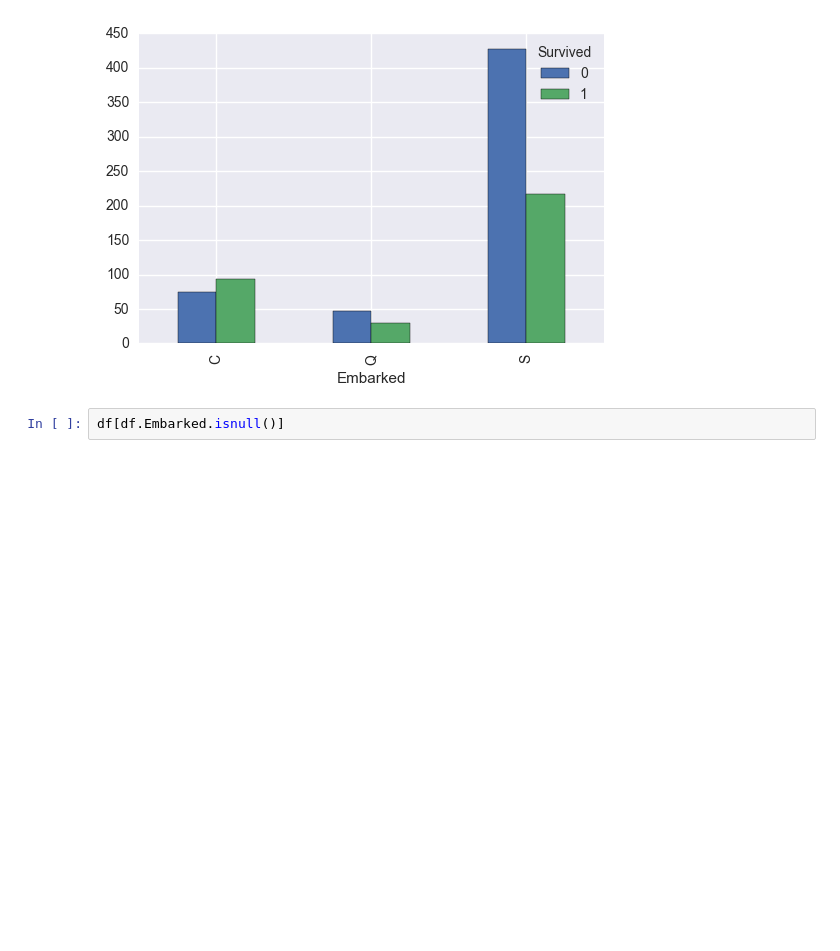
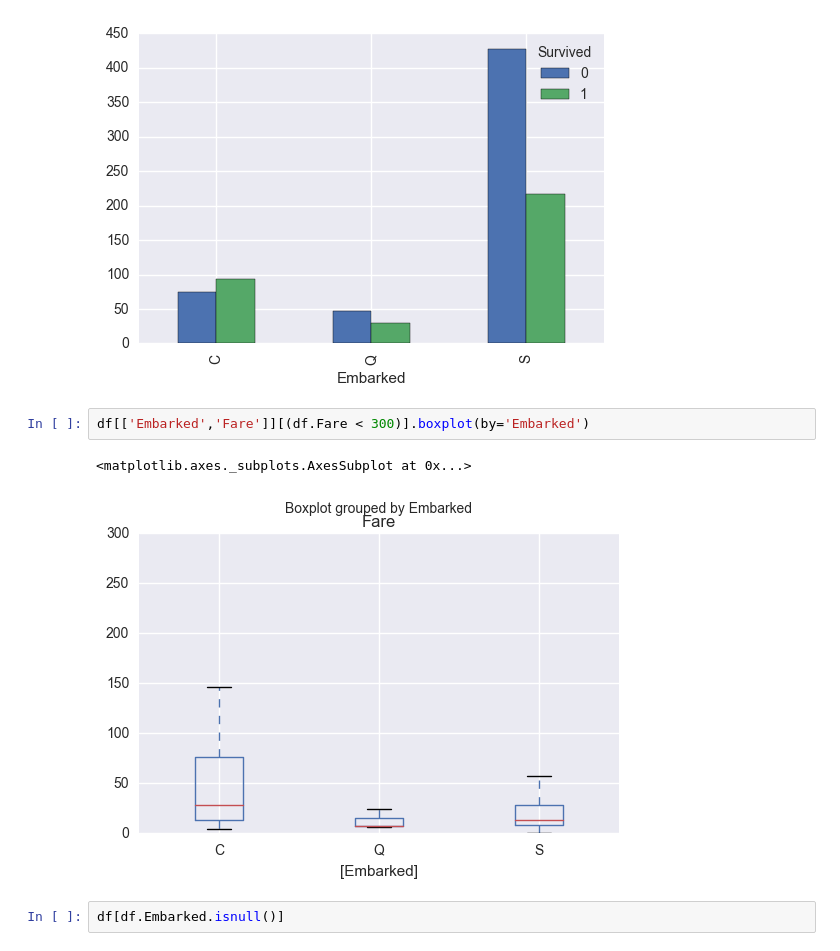
Before and after one commit to smkim235/kaggle, a Jupyter notebook: 1. Titanic Survival/1. Titanic - Data Exploration.ipynb, the cells around one changed output. Saved outputs shown, nothing was run; the diff lists cells and outputs as text; blank space fills up the shorter version.

```diff
--- a/titanic_survival/1. Titanic - Data Exploration.ipynb
+++ b/1. Titanic Survival/1. Titanic - Data Exploration.ipynb
@@ -238,6 +248,11 @@ df.groupby(['Embarked', 'Survived']).size().unstack().plot(kind='bar')
 # %% [output]
 <matplotlib.axes._subplots.AxesSubplot at 0x...>
 [figure]
+# %%
+df[['Embarked','Fare']][(df.Fare < 300)].boxplot(by='Embarked')
+# %% [output]
+<matplotlib.axes._subplots.AxesSubplot at 0x...>
+[figure, added]
 # %%
 df[df.Embarked.isnull()]
 # %% [output]
```
Also changed, not shown: parts of 12 cells of this notebook, 8 other files.
